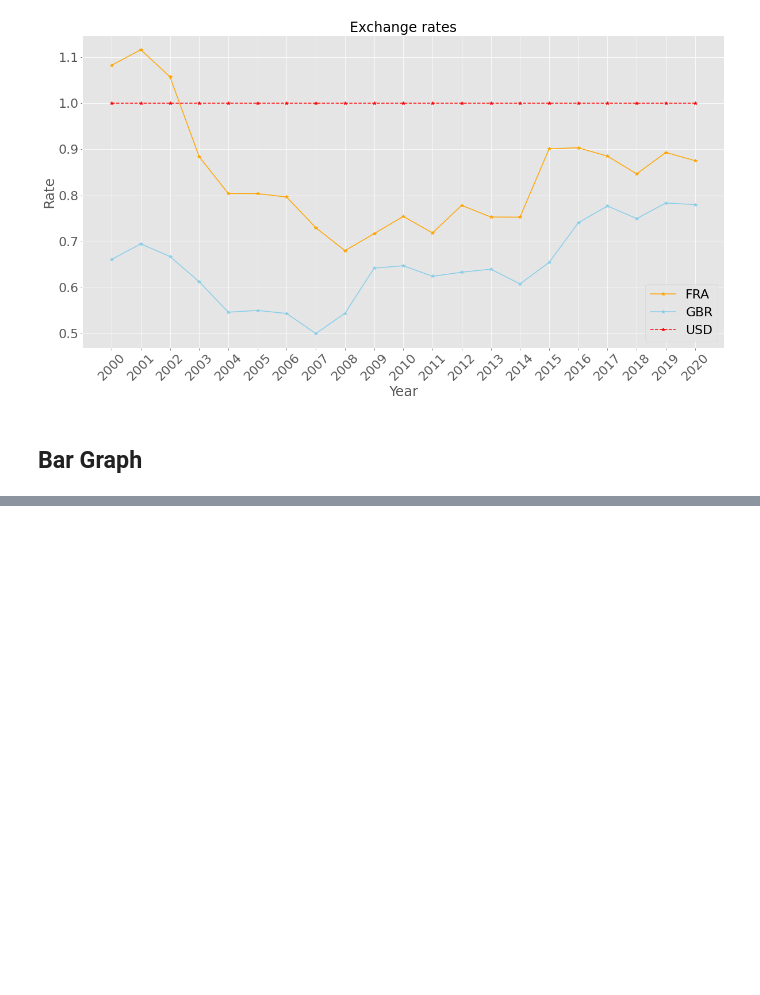
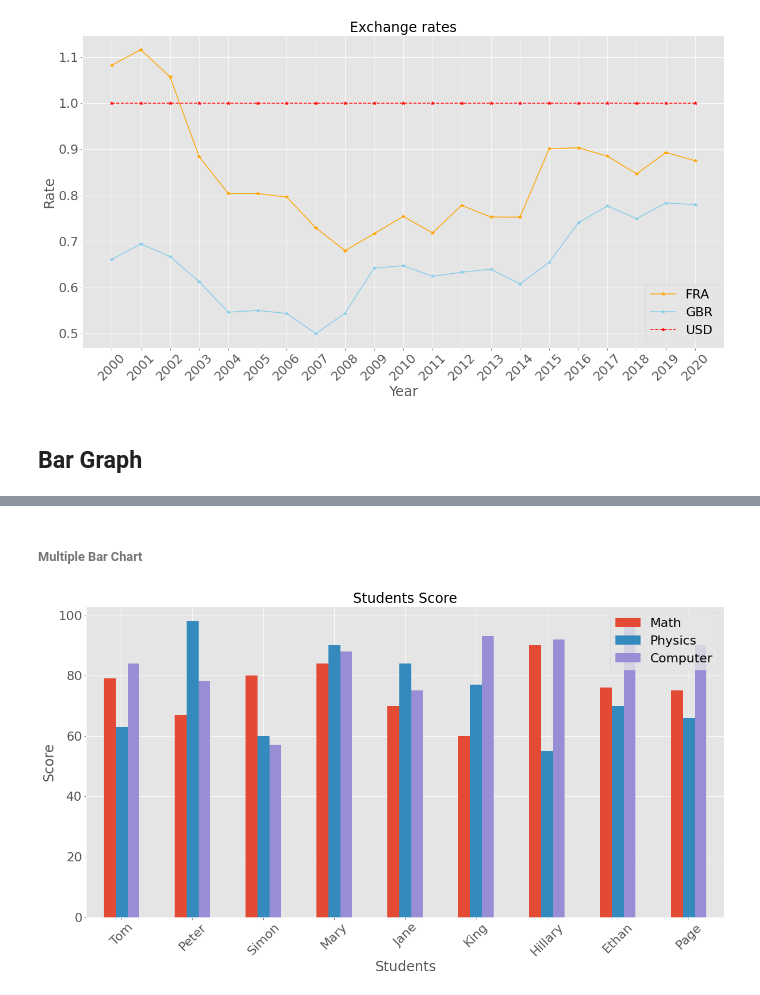
Before and after one commit to SammyOngaya/data2ml, a Jupyter notebook: matplotlib-data-visualization.ipynb, the cells around one changed output, grey strips where cells are left out. Cells and saved outputs as stored; diff of their text form; code cells hidden in the pictures; blank space fills up the shorter version.

```diff
--- a/matplotlib-data-visualization.ipynb
+++ b/matplotlib-data-visualization.ipynb
@@ -74,0 +159,12 @@ plt.show()
+# %% [markdown]
+###### Multiple Bar Chart
+# %%
+score_df[['Math','Physics','Computer']].plot(kind="bar",figsize=(20, 10))
+
+plt.title('Students Score',fontsize=24)
+plt.xticks(rotation=45)
+plt.xlabel('Students',fontsize=24)
+plt.ylabel('Score',fontsize=24)
+plt.show()
+# %% [output]
+[figure, added]
```
Also changed, not shown: parts of 13 cells of this notebook.
